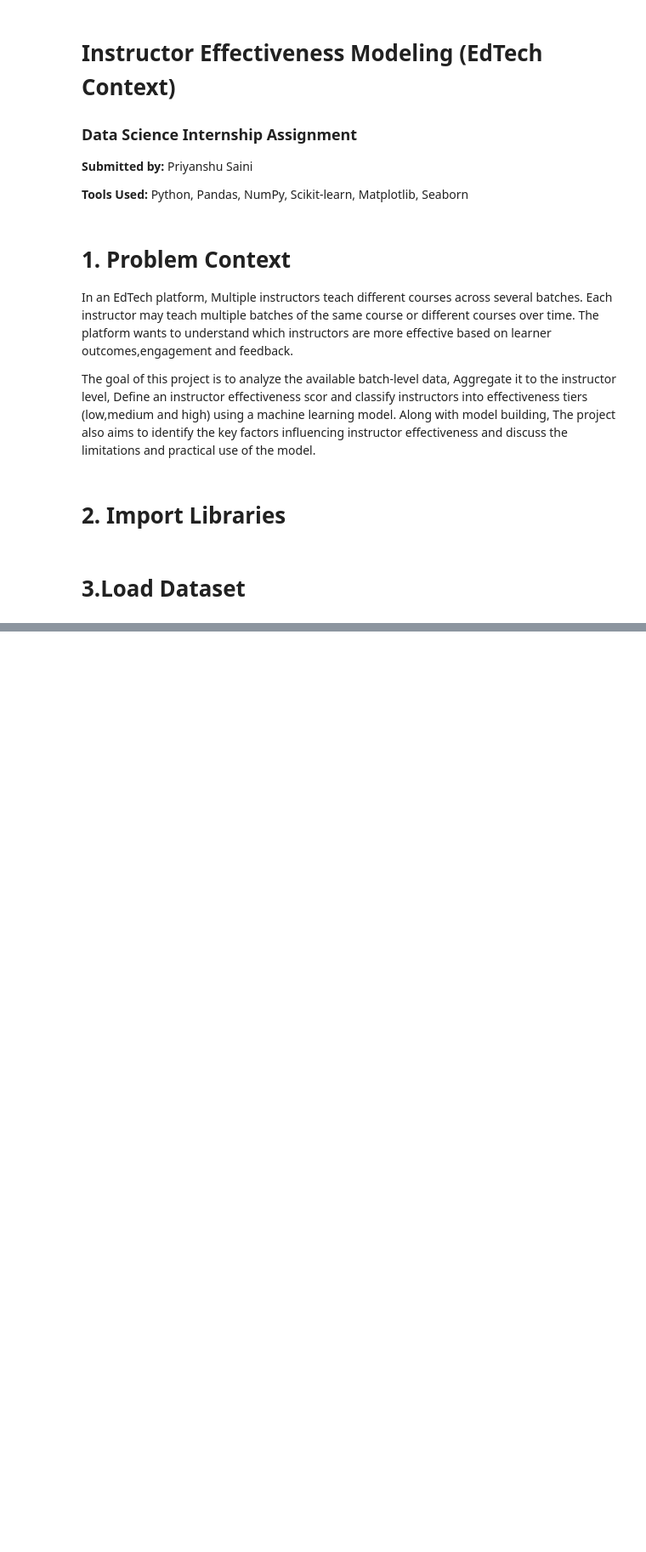
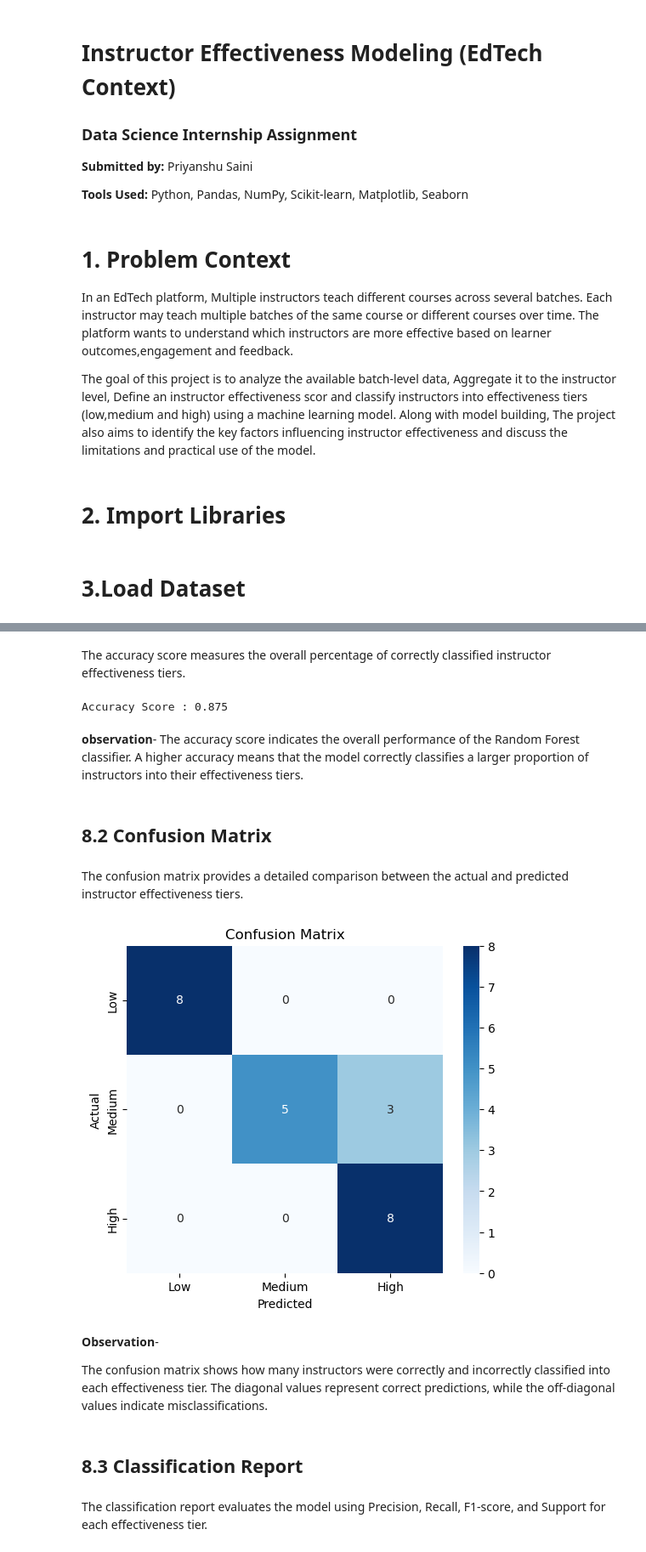
Before and after one commit to priyanshusaini566/ATM-Project, a Jupyter notebook: ML-Project/instructor_effectiveness.ipynb, the cells around one changed output, grey strips where cells are left out. Shown at 85% size. Cells and saved outputs as stored; diff of their text form; code cells hidden in the pictures; blank space fills up the shorter version.

```diff
--- a/ML-Project/instructor_effectiveness.ipynb
+++ b/ML-Project/instructor_effectiveness.ipynb
@@ -75,0 +401,10 @@ from sklearn.metrics import(
+# %%
+from sklearn.model_selection import train_test_split
+
+X_train, X_test, y_train, y_test = train_test_split(
+    X,
+    y,
+    test_size=0.2,
+    random_state=42,
+    stratify=y
+)
@@ -75,0 +431,9 @@ from sklearn.metrics import(
+# %%
+from sklearn.ensemble import RandomForestClassifier
+
+model = RandomForestClassifier(
+    n_estimators=100,
+    random_state=42
+)
+
+model.fit(X_train, y_train)
@@ -75,0 +449,2 @@ from sklearn.metrics import(
+# %%
+y_pred = model.predict(X_test)
@@ -85,0 +464,50 @@ from sklearn.metrics import(
+# %% [markdown]
+The accuracy score measures the overall percentage of correctly classified instructor effectiveness tiers.
+# %%
+from sklearn.metrics import accuracy_score
+
+accuracy = accuracy_score(y_test, y_pred)
+
+print("Accuracy Score :", accuracy)
+# %% [output]
+Accuracy Score : 0.875
+# %% [markdown]
+**observation**-
+The accuracy score indicates the overall performance of the Random Forest classifier. A higher accuracy means that the model correctly classifies a larger proportion of instructors into their effectiveness tiers.
+# %% [markdown]
+## 8.2 Confusion Matrix
+# %% [markdown]
+The confusion matrix provides a detailed comparison between the actual and predicted instructor effectiveness tiers.
+# %%
+from sklearn.metrics import confusion_matrix
+
+cm = confusion_matrix(y_test, y_pred)
+
+plt.figure(figsize=(6,5))
+
+sns.heatmap(
+    cm,
+    annot=True,
+    fmt="d",
+    cmap="Blues",
+    xticklabels=["Low","Medium","High"],
+    yticklabels=["Low","Medium","High"]
+)
+
+plt.xlabel("Predicted")
+
+plt.ylabel("Actual")
+
+plt.title("Confusion Matrix")
+
+plt.show()
+# %% [output]
+[figure, added]
+# %% [markdown]
+**Observation**-
+
+The confusion matrix shows how many instructors were correctly and incorrectly classified into each effectiveness tier. The diagonal values represent correct predictions, while the off-diagonal values indicate misclassifications.
+# %% [markdown]
+## 8.3 Classification Report
+# %% [markdown]
+The classification report evaluates the model using Precision, Recall, F1-score, and Support for each effectiveness tier.
```
Also changed, not shown: parts of 73 cells of this notebook.
